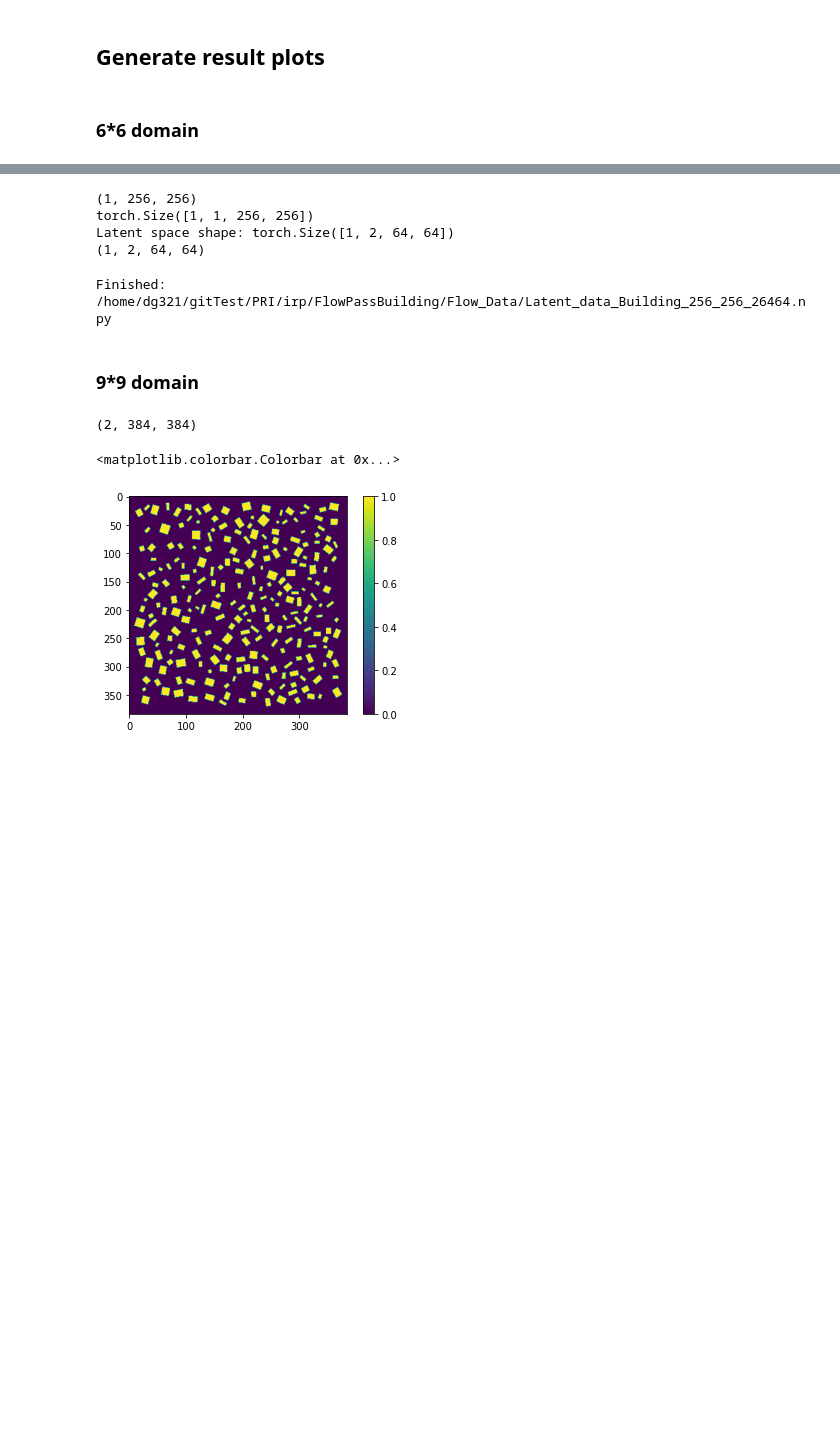
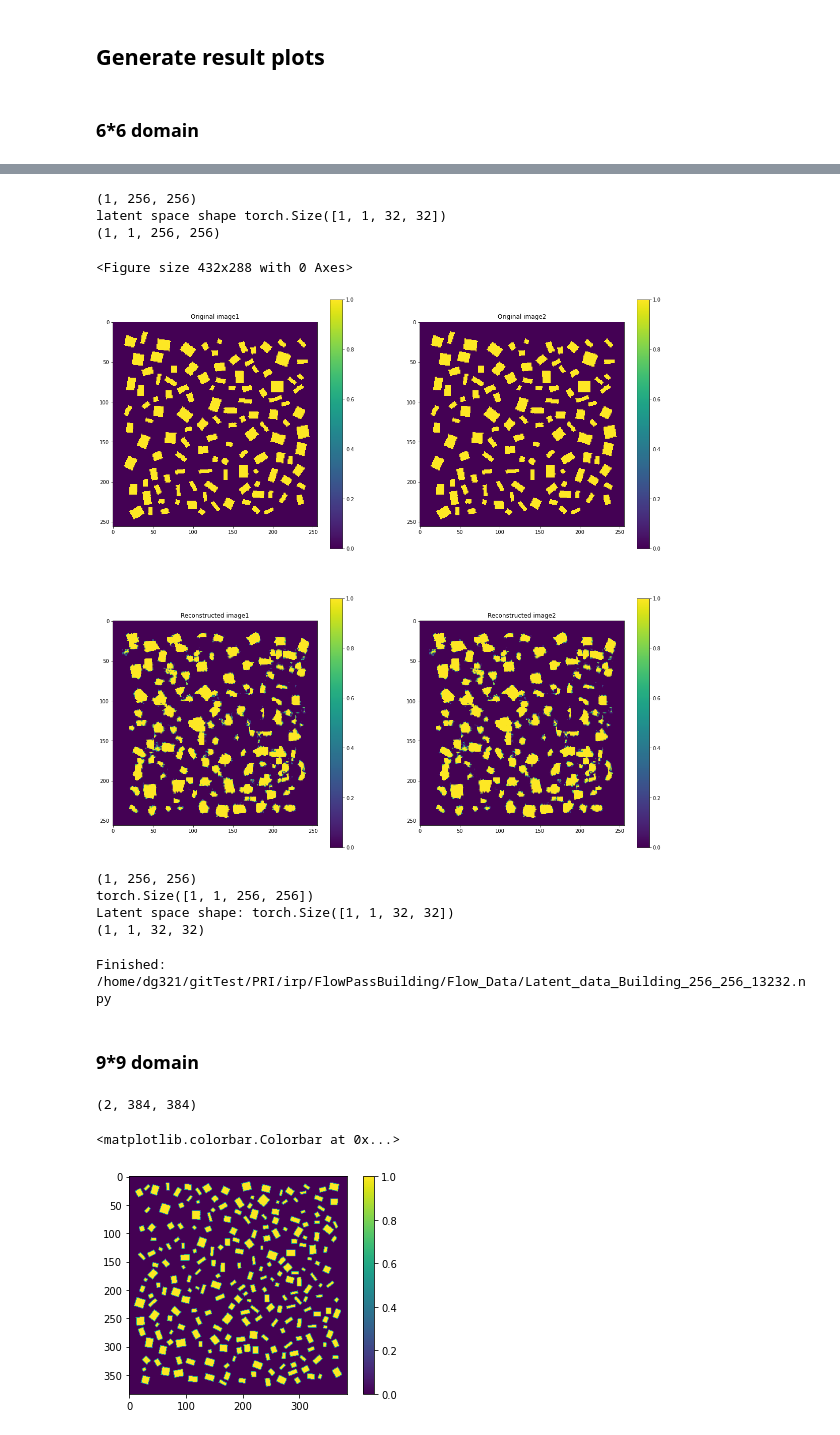
Before and after one commit to guodh321/FlowPassBuilding, a Jupyter notebook: MainCodes/2_Compression_Model_Building.ipynb, the cells around one changed output, grey strips where cells are left out. Saved outputs shown, nothing was run; the diff lists cells and outputs as text; code cells hidden in the pictures; blank space fills up the shorter version.

```diff
--- a/MainCodes/2_Compression_Model_Building.ipynb
+++ b/MainCodes/2_Compression_Model_Building.ipynb
@@ -275,0 +650,18 @@ Tracking run with wandb version 0.12.16
+# %%
+print("Training time:", time.time()-t0)
+
+# Save the model weights to wandb
+torch.save(autoencoder.state_dict(), "autoencoder.pth")
+wandb.save("autoencoder.pth")
+
+# Log the model's architecture
+wandb.config.model_architecture = str(autoencoder)
+
+# Create a new artifact
+artifact = wandb.Artifact('model', type='model')
+
+# Add the file to the artifact
+artifact.add_file('autoencoder.pth')
+
+# Save the artifact to Weights & Biases
+wandb.log_artifact(artifact)
@@ -277,7 +672,7 @@ Tracking run with wandb version 0.12.16
 ## Load saved model
 # %%
 run = wandb.init()
-artifact = run.use_artifact('guodh/compression - building field/model:v5', type='model')
+artifact = run.use_artifact('guodh/compression - building field/model:v27', type='model')
 artifact_dir = artifact.download()
 
 # Load the model
@@ -349,10 +738,55 @@ latent space shape torch.Size([1, 2, 64, 64])
 (1, 1, 256, 256)
 <Figure size 432x288 with 0 Axes>
 [figure]
+# %%
+autoencoder.cpu().eval()
+
+dataP = concatenated_data_revalued
+print(dataP.shape)
+
+size_start = 0
+size_end = 256
+
+plt.figure()
+
+f, axarr = plt.subplots(2,2, figsize=(20, 20))
+
+sub1 = axarr[0][0].imshow(np.rot90(dataP[0, size_start:size_end,size_start:size_end], 3), interpolation='none')
+axarr[0][0].title.set_text('Original image1')
+f.colorbar(sub1, ax=axarr[0][0])
+
+sub2 = axarr[0][1].imshow(np.rot90(dataP[0, size_start:size_end,size_start:size_end], 3), interpolation='none')
+axarr[0][1].title.set_text('Original image2')
+f.colorbar(sub2, ax=axarr[0][1])
+
+data_rotated = np.rot90(dataP[:, size_start:size_end,size_start:size_end], 1).copy()
+
+input_data = torch.from_numpy(data_rotated).unsqueeze(0).float()
+latent_space_output = autoencoder.encoder(input_data.view(1, 1, 256, 256))
+print('latent space shape', latent_space_output.shape)
+res = autoencoder(input_data.view(1, 1, 256, 256))
+output_data = res.detach().numpy()
+print(output_data.shape)
+
+sub3 = axarr[1][0].imshow(output_data[0,0, :,:], interpolation='none')
+axarr[1][0].title.set_text('Reconstructed image1')
+f.colorbar(sub3, ax=axarr[1][0])
+
+sub4 = axarr[1][1].imshow(output_data[0,0, :,:], interpolation='none')
+axarr[1][1].title.set_text('Reconstructed image2')
+f.colorbar(sub4, ax=axarr[1][1])
+
+plt.show()
+# %% [output]
+(1, 256, 256)
+latent space shape torch.Size([1, 1, 32, 32])
+(1, 1, 256, 256)
+<Figure size 432x288 with 0 Axes>
+[figure, added]
 # %%
 dataP = concatenated_data_revalued
 size_start = 0
-size_end = xysize
+size_end = 256
 
 # Extract a region of interest and prepare it for input
 data_rotated = dataP[:2, size_start:size_end, size_start:size_end].copy()
@@ -373,18 +807,18 @@ print(latent_space_output.shape)
 # %% [output]
 (1, 256, 256)
 torch.Size([1, 1, 256, 256])
-Latent space shape: torch.Size([1, 2, 64, 64])
-(1, 2, 64, 64)
+Latent space shape: torch.Size([1, 1, 32, 32])
+(1, 1, 32, 32)
 # %%
 datasetFolder = 'Flow_Data'
 xysize = 256
 
-savepath = '/home/dg321/gitTest/PRI/irp/FlowPassBuilding/' + datasetFolder + '/Latent_data_Building_{}_{}_26464.npy'.format(xysize, xysize)
+savepath = '/home/dg321/gitTest/PRI/irp/FlowPassBuilding/' + datasetFolder + '/Latent_data_Building_{}_{}_13232.npy'.format(xysize, xysize)
 
 np.save(savepath, latent_space_output)
 print('Finished: ' + savepath)
 # %% [output]
-Finished: /home/dg321/gitTest/PRI/irp/FlowPassBuilding/Flow_Data/Latent_data_Building_256_256_26464.npy
+Finished: /home/dg321/gitTest/PRI/irp/FlowPassBuilding/Flow_Data/Latent_data_Building_256_256_13232.npy
 # %% [markdown]
 ### 9*9 domain
 # %%
```
Also changed, not shown: parts of 22 cells of this notebook, 3 other files.
